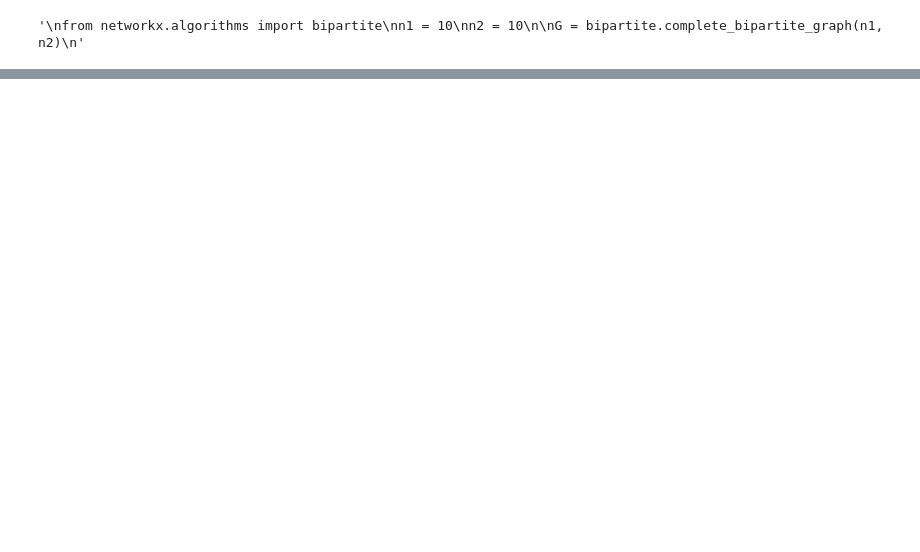
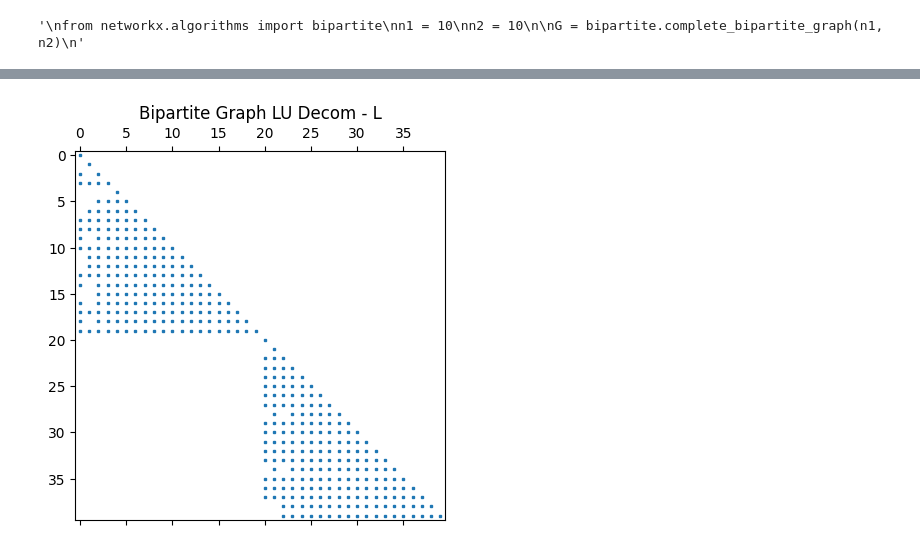
Before and after one commit to GregorySchwing/MatchingInPython, a Jupyter notebook: simplegaussian.ipynb, the cells around one changed output, grey strips where cells are left out. Cells and saved outputs as stored; diff of their text form; code cells hidden in the pictures; blank space fills up the shorter version.

```diff
--- a/simplegaussian.ipynb
+++ b/simplegaussian.ipynb
@@ -744,0 +204,17 @@ for row_index, is_invertible in enumerate(invertibility_results):
+# %%
+lu = scipy.sparse.linalg.splu(mat)
+# %%
+diagL = lu.L.diagonal()
+diagU = lu.U.diagonal()
+L,U = lu.L, lu.U
+d = diagL.prod()*diagU.prod()
+# %%
+#Compute its LU
+%matplotlib inline
+import matplotlib.pyplot as plt
+plt.spy(L, markersize=2)
+
+plt.title("Bipartite Graph LU Decom - L")
+plt.show()
+# %% [output]
+[figure, added]
```
Also changed, not shown: parts of 38 cells of this notebook.
